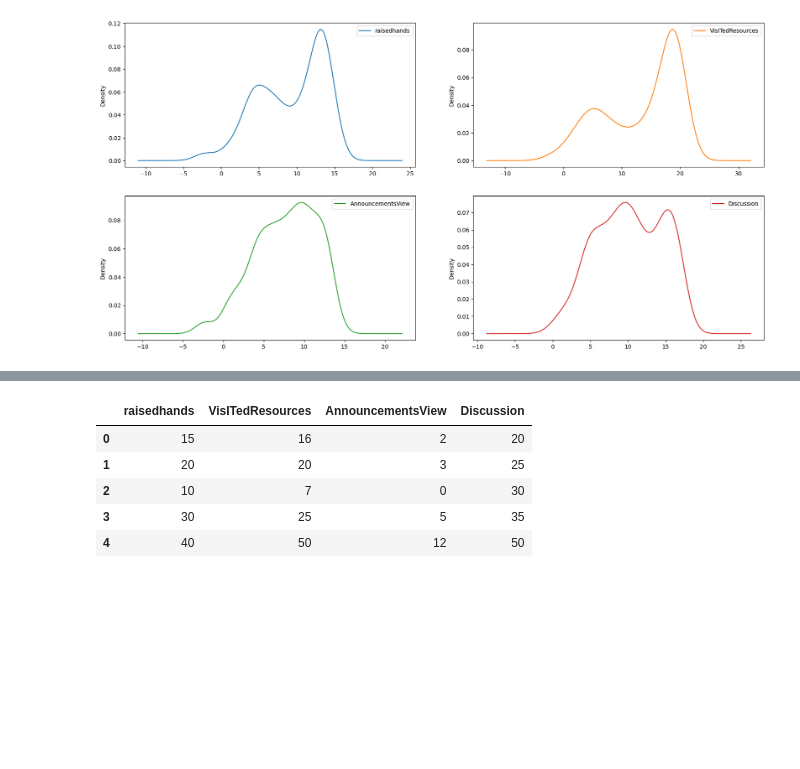
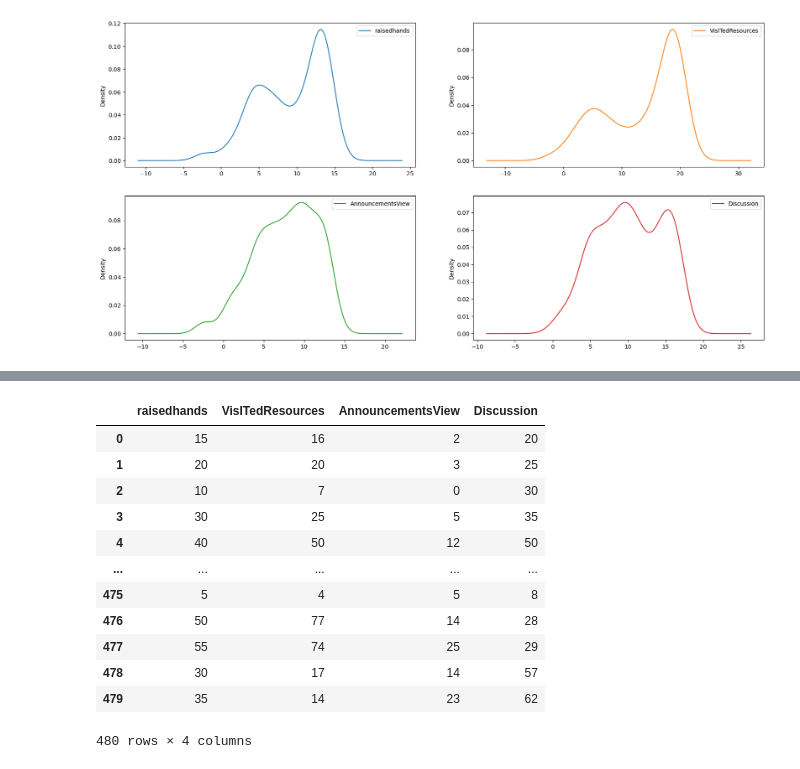
Before and after one commit to vanhalen42/student_academic_performance, a Jupyter notebook: simple_correlation_analysis copy.ipynb, the cells around one changed output, grey strips where cells are left out. Drawn from its saved outputs; the diff is of its cells as text; code cells hidden in the pictures; blank space fills up the shorter version.

```diff
--- a/simple_correlation_analysis copy.ipynb
+++ b/simple_correlation_analysis copy.ipynb
@@ -332,9 +332,16 @@ plt.show()
 # %%
-data_numeric.head()
+data_numeric
 # %% [output]
 |  | raisedhands | VisITedResources | AnnouncementsView | Discussion |
 | 0 | 15 | 16 | 2 | 20 |
 | 1 | 20 | 20 | 3 | 25 |
 | 2 | 10 | 7 | 0 | 30 |
 | 3 | 30 | 25 | 5 | 35 |
 | 4 | 40 | 50 | 12 | 50 |
+| ... | ... | ... | ... | ... |
+| 475 | 5 | 4 | 5 | 8 |
+| 476 | 50 | 77 | 14 | 28 |
+| 477 | 55 | 74 | 25 | 29 |
+| 478 | 30 | 17 | 14 | 57 |
+| 479 | 35 | 14 | 23 | 62 |
+480 rows × 4 columns
```
Also changed, not shown: parts of 9 cells of this notebook.
